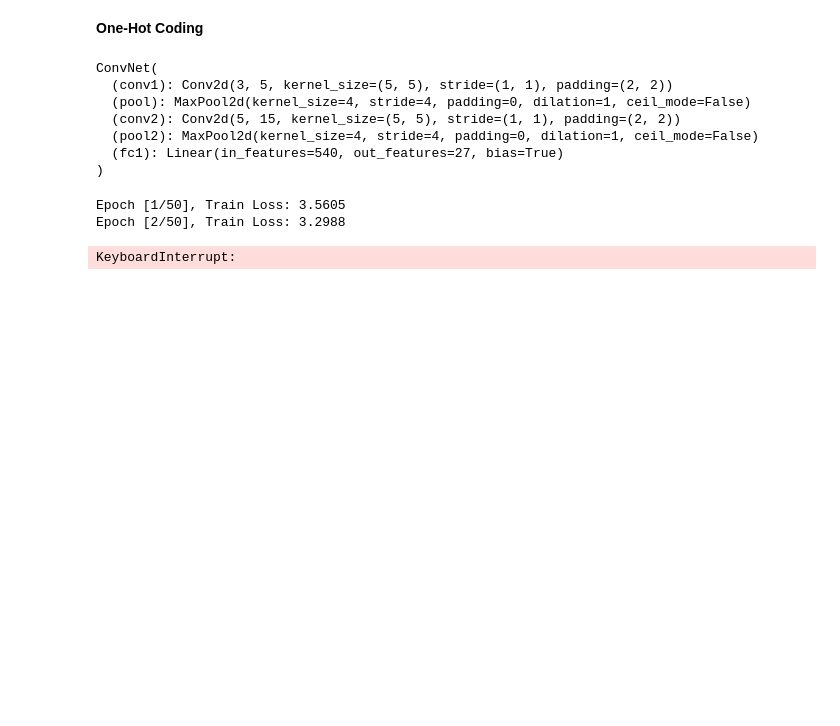
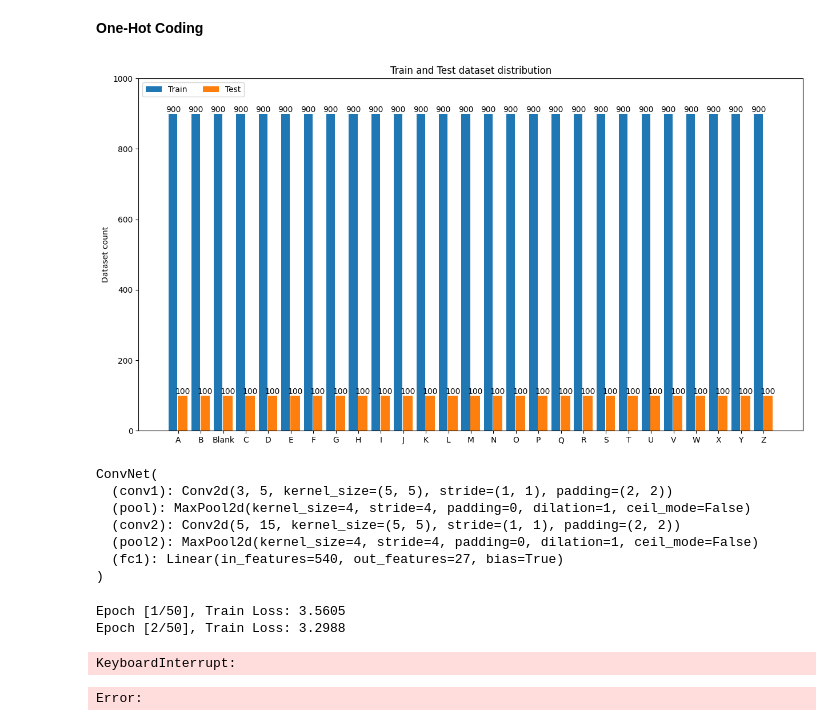
Before and after one commit to AmitAaranya/ASL-Recognition-with-CNN-PyTorch, a Jupyter notebook: notebook.ipynb, the cells around one changed output. Drawn from its saved outputs; the diff is of its cells as text; code cells hidden in the pictures; blank space fills up the shorter version.

Commit message:
graph to show the Train and Test data distribution

```diff
--- a/notebook.ipynb
+++ b/notebook.ipynb
@@ -49,5 +48,33 @@ y_train,y_test = np.array(y_train),np.array(y_test)
 y_train_oh = one_hot_coding(len(np.unique(y_train)),y_train)
 y_test_oh = one_hot_coding(len(np.unique(y_train)),y_test)
+# %%
+import matplotlib.pyplot as plt
+import numpy as np
+
+labels, train_counts = np.unique(y_train,return_counts=True)
+_, test_counts = np.unique(y_test,return_counts=True)
+
+
+width = 0.5 # the width of the bars
+multiplier = 0
+
+fig, ax = plt.subplots(figsize=(15, 8))
+x_array = np.arange(len(labels))*1.3
+for _count in [train_counts,test_counts]:
+    offset = width*multiplier
+    ract = ax.bar(x_array+offset,_count,width=width,label = "Train" if multiplier == 0 else "Test")
+    ax.bar_label(ract,)
+    multiplier+=1
+    width+=0.05
+ax.set_title('Train and Test dataset distribution')
+ax.legend(loc='upper left',ncols=2)
+ax.set_xticks(x_array + width*0.5, labels)
+ax.set_ylabel('Dataset count')
+ax.set_ylim(0, 1000)
+
+plt.show()
+# %% [output]
+[figure, added]
 # %%
 import torch
 import torch.nn as nn
@@ -121,6 +148,7 @@ train_model(model=model, criterion=criterion, optimizer=optimizer)
 Epoch [1/50], Train Loss: 3.5605
 Epoch [2/50], Train Loss: 3.2988
 KeyboardInterrupt:
+Error:
 # %%
 def test_model(model, test_loader):
     model.eval()  # Set the model to evaluation mode
```
Also changed, not shown: parts of 1 cell of this notebook, 1 other file.
